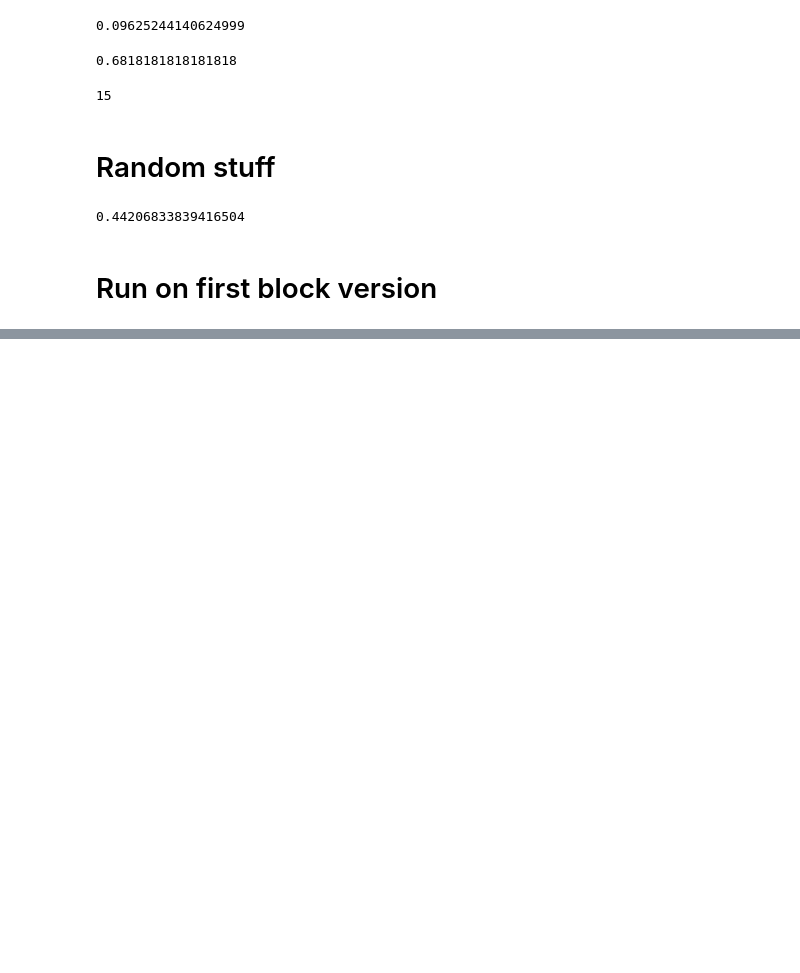
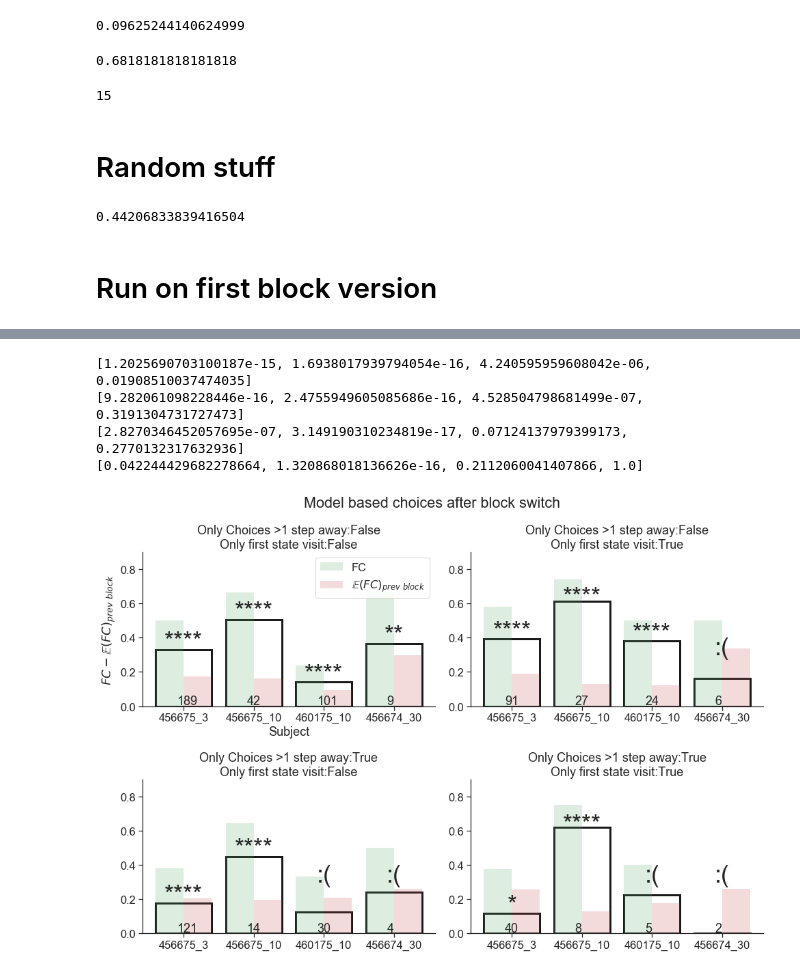
Before and after one commit to yves-weissenberger/line_loop, a Jupyter notebook: project_notebooks/line_loop/navi/model_based_analysis_new_data.ipynb, the cells around one changed output, grey strips where cells are left out. Drawn from its saved outputs; the diff is of its cells as text; code cells hidden in the pictures; blank space fills up the shorter version.

```diff
--- a/project_notebooks/line_loop/navi/model_based_analysis_new_data.ipynb
+++ b/project_notebooks/line_loop/navi/model_based_analysis_new_data.ipynb
@@ -50,6 +50,7 @@ import networkx as nx
 from datetime import date, timedelta
 from datetime import datetime
 from statsmodels.stats import proportion
+clrs = seaborn.color_palette(n_colors=6)
 
 sys.path.append(r"C:\Users\yweissenberger\Documents\code\line_loop-master")
 sys.path.append(r"C:\Users\yweissenberger\Documents\code\line_loop-master\packages")
@@ -582,0 +818,2 @@ for ign_d,ign_f in param_combos:
+# %%
+prob_array_for_pois_binom[0] = prob_array_for_pois_binom[0]+1e-6
@@ -582,0 +825,3 @@ for ign_d,ign_f in param_combos:
+# %%
+pbd = PoissonBinomial(prob_array_for_pois_binom)
+pbd.x_or_more(np.sum(choices))
@@ -582,0 +830,14 @@ for ign_d,ign_f in param_combos:
+# %%
+all_param_res = []
+for ign_d,ign_f in param_combos:
+    allres = []
+
+    for allFs in all_Fs_sets:
+        res_= model_based_analysis(allFs,ignore_distance=ign_d,ignore_first_visit=ign_f)
+        perf, trial_ctr, prob_array_for_pois_binom, choices  = res_
+        pbd = PoissonBinomial(prob_array_for_pois_binom)
+        pval = np.abs(pbd.x_or_more(np.sum(choices)))
+        print(pval)
+
+        allres.append([perf/trial_ctr,perf,trial_ctr,pval,np.mean(prob_array_for_pois_binom),ign_d==False,ign_f==False])
+    all_param_res.append(allres)
@@ -582,0 +861,49 @@ for ign_d,ign_f in param_combos:
+# %%
+plt.figure(figsize=(14,10))
+plt.suptitle("Model based choices after block switch\n\n")
+for kk,allres in enumerate(all_param_res):
+
+    plt.subplot(2,2,kk+1)
+    plt.title("Only Choices >1 step away:{}\nOnly first state visit:{}".format(allres[0][-2],allres[0][-1]))
+
+    mu = np.array([i[0]-i[4] for i in allres])
+    #ci = np.array([np.array(proportion.proportion_confint(i[1],i[2])) for i in allres])
+    print([i[3] for i in allres])
+    for subj_ix in range(len(subjects)):
+        #plt.plot([subj_ix]*2,ci[subj_ix],color='k',linewidth=3,zorder=100)
+        plt.gca().annotate(str(allres[subj_ix][2]),(subj_ix-.1,0.01))
+        pvalue_pbd = allres[subj_ix][3]
+        if pvalue_pbd<0.05:
+            print_text = '*'*int(np.clip(np.floor(0.05/pvalue_pbd),0,4))
+            plt.gca().annotate(print_text,(subj_ix,np.clip(mu[subj_ix]+.01,0,.6)),size=36, ha='center')
+        else:
+            plt.gca().annotate(':(',(subj_ix,np.clip(mu[subj_ix]+.01,.3,.6)),size=36, ha='center')
+
+
+
+    #plt.errorbar(range(4),mu,yerr=(mu[:,None]+ci).T,color='k',linewidth=0,elinewidth=3)
+    plt.bar(np.arange(len(subjects)),mu,facecolor='w',edgecolor='k',linewidth=3,width=.8)
+    plt.bar(np.arange(len(subjects))-.4,[i[0] for i in allres],facecolor=clrs[2],
+            edgecolor='k',linewidth=0,width=.4,alpha=.2,align='edge',label='FC')
+    plt.bar(np.arange(len(subjects)),[i[4] for i in allres],facecolor=clrs[3],
+            edgecolor='k',linewidth=0,width=.4,alpha=.2,align='edge',label='$\mathbb{E}(FC)_{prev \ block}$')
+
+    if kk==0:
+        plt.legend()
+
+    plt.ylim(0,.9)
+    #plt.ylim()
+    #plt.axhline(y=0.5,dashes=(8,8),color='.3',linewidth=2)
+    if kk==0:
+        plt.ylabel("$FC - \mathbb{E}(FC)_{prev \ block}$")
+        plt.xlabel("Subject")
+    plt.xticks(range(4),subjects)
+    #plt.yscale('log')
+plt.tight_layout(rect=[0, 0.03, 1, 0.95])
+seaborn.despine()
+# %% [output]
+[1.2025690703100187e-15, 1.6938017939794054e-16, 4.240595959608042e-06, 0.01908510037474035]
+[9.282061098228446e-16, 2.4755949605085686e-16, 4.528504798681499e-07, 0.3191304731727473]
+[2.8270346452057695e-07, 3.149190310234819e-17, 0.07124137979399173, 0.2770132317632936]
+[0.042244429682278664, 1.320868018136626e-16, 0.2112060041407866, 1.0]
+[figure, added]
```
Also changed, not shown: parts of 34 cells of this notebook, 2 other files.
